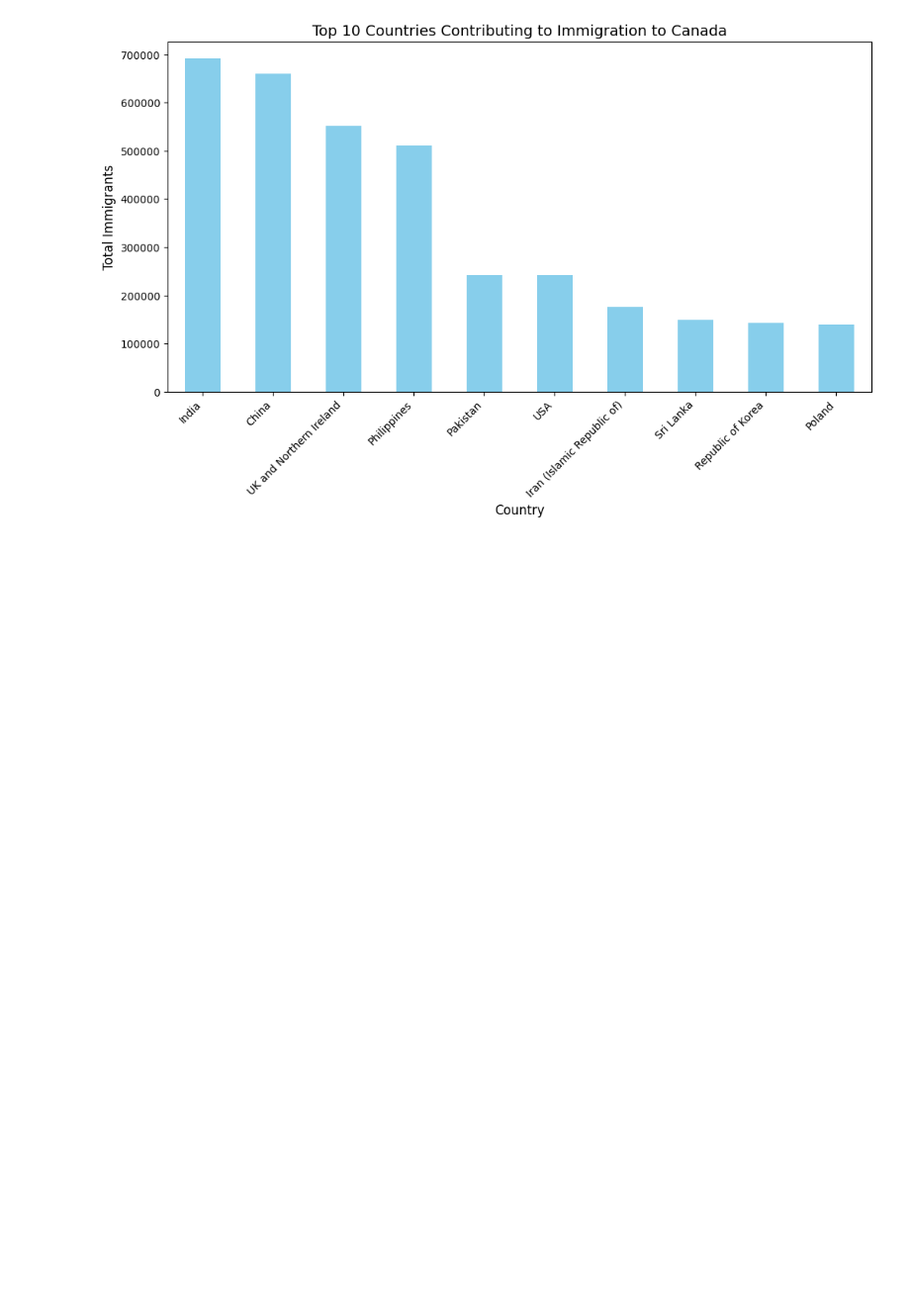
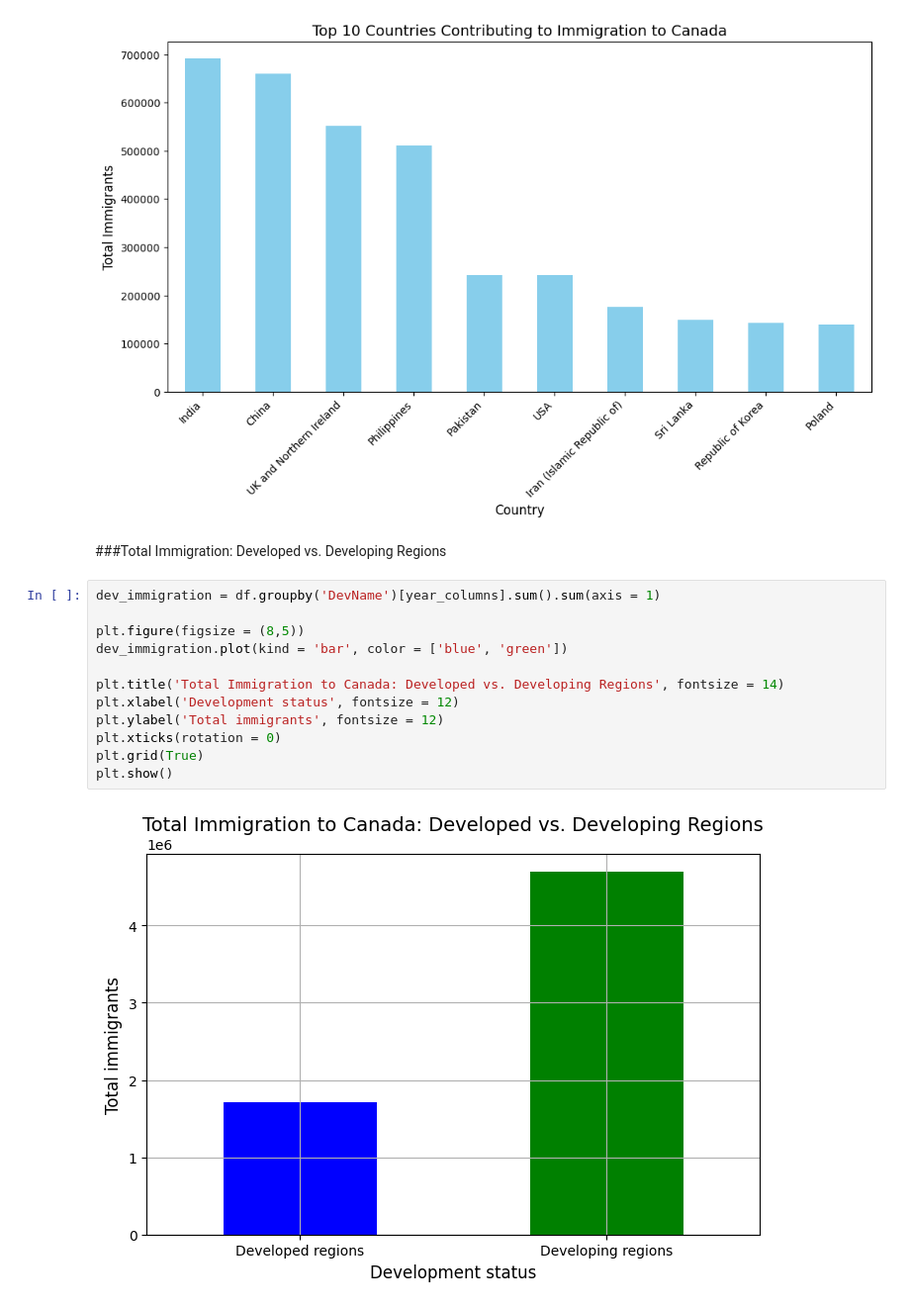
Before and after one commit to MinasyanHay/Data-Visualization, a Jupyter notebook: Project_Visualization.ipynb, the cells around one changed output. Shown at 99% size. Cells and saved outputs as stored; diff of their text form; blank space fills up the shorter version.

```diff
--- a/Project_Visualization.ipynb
+++ b/Project_Visualization.ipynb
@@ -249,3 +249,19 @@ plt.xticks(rotation=45, ha='right')
 plt.show()
 # %% [output]
 [figure]
+# %% [markdown]
+###Total Immigration: Developed vs. Developing Regions
+# %%
+dev_immigration = df.groupby('DevName')[year_columns].sum().sum(axis = 1)
+
+plt.figure(figsize = (8,5))
+dev_immigration.plot(kind = 'bar', color = ['blue', 'green'])
+
+plt.title('Total Immigration to Canada: Developed vs. Developing Regions', fontsize = 14)
+plt.xlabel('Development status', fontsize = 12)
+plt.ylabel('Total immigrants', fontsize = 12)
+plt.xticks(rotation = 0)
+plt.grid(True)
+plt.show()
+# %% [output]
+[figure, added]
```
Also changed, not shown: parts of 9 cells of this notebook.
